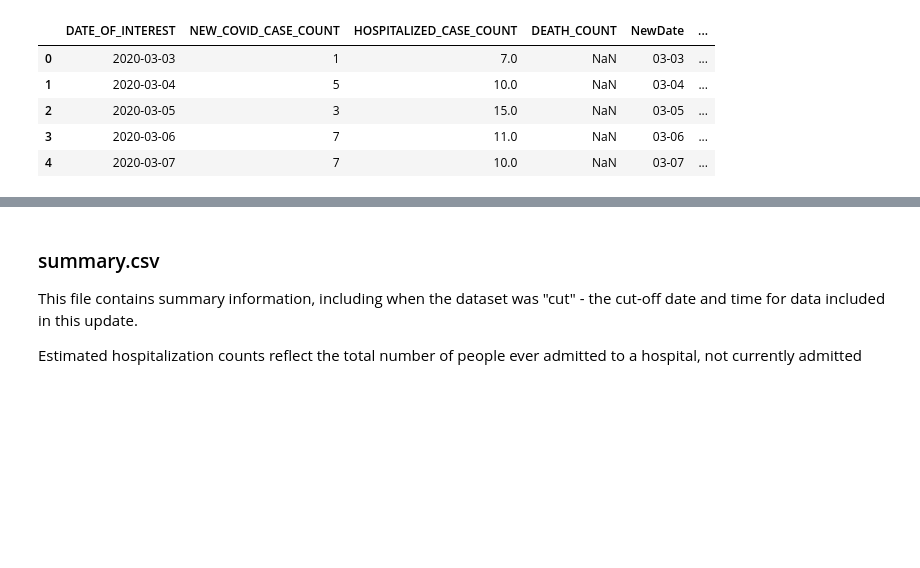
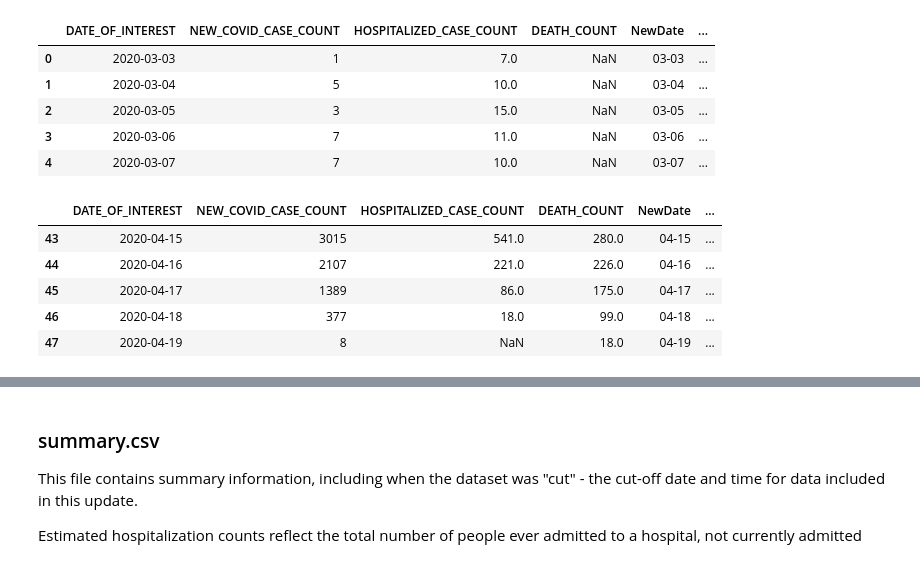
Before and after one commit to mebauer/covid-19-nyc, a Jupyter notebook: covid-19-nyc.ipynb, the cells around one changed output, grey strips where cells are left out. Drawn from its saved outputs; the diff is of its cells as text; code cells hidden in the pictures; blank space fills up the shorter version.

```diff
--- a/covid-19-nyc.ipynb
+++ b/covid-19-nyc.ipynb
@@ -294,6 +294,15 @@ case_hosp_death.head()
 | 2 | 2020-03-05 | 3 | 15.0 | NaN | 03-05 | ... |
 | 3 | 2020-03-06 | 7 | 11.0 | NaN | 03-06 | ... |
 | 4 | 2020-03-07 | 7 | 10.0 | NaN | 03-07 | ... |
+# %%
+case_hosp_death.tail()
+# %% [output]
+|  | DATE_OF_INTEREST | NEW_COVID_CASE_COUNT | HOSPITALIZED_CASE_COUNT | DEATH_COUNT | NewDate | ... |
+| 43 | 2020-04-15 | 3015 | 541.0 | 280.0 | 04-15 | ... |
+| 44 | 2020-04-16 | 2107 | 221.0 | 226.0 | 04-16 | ... |
+| 45 | 2020-04-17 | 1389 | 86.0 | 175.0 | 04-17 | ... |
+| 46 | 2020-04-18 | 377 | 18.0 | 99.0 | 04-18 | ... |
+| 47 | 2020-04-19 | 8 | NaN | 18.0 | 04-19 | ... |
 # %%
 fig, ax1 = plt.subplots(figsize=(15,10))
 txt = ('Source Data: NYC Health Department')
```
Also changed, not shown: parts of 3 cells of this notebook, 1 other file.
